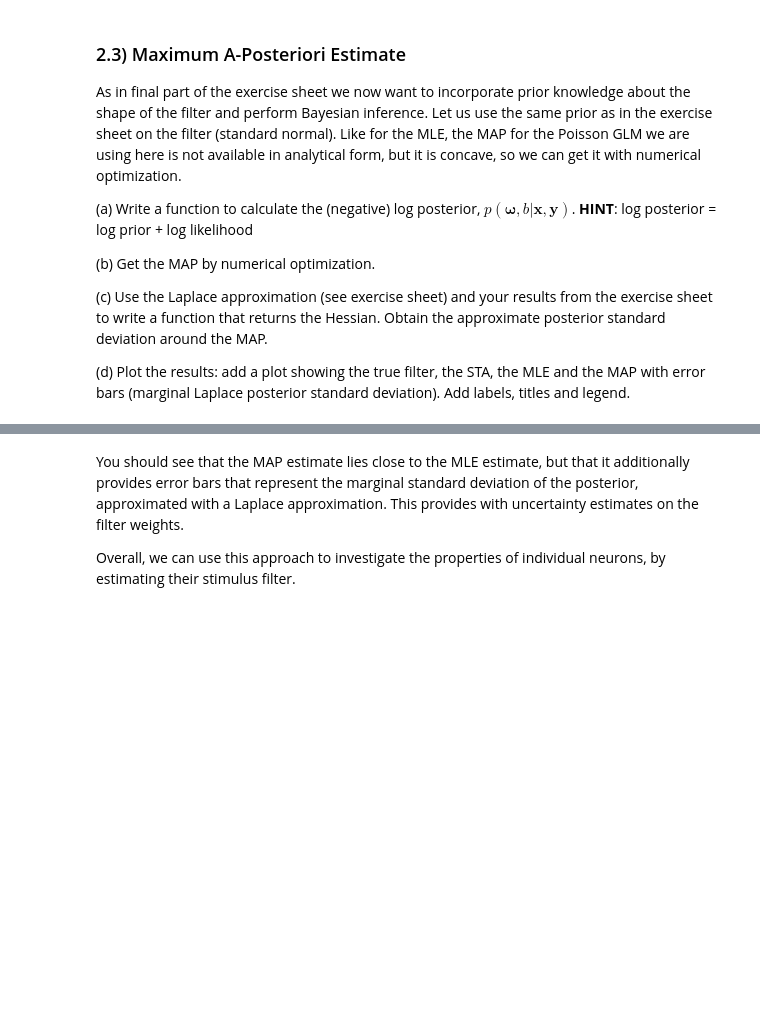
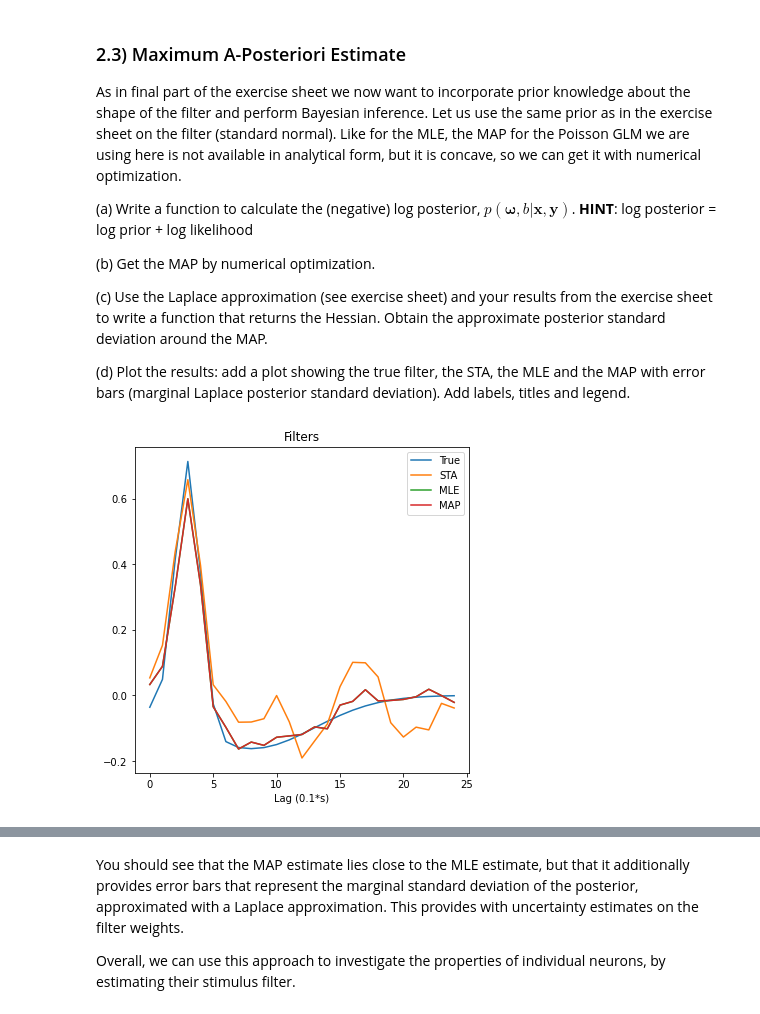
Before and after one commit to Zleander/PML_Exercises, a Jupyter notebook: Ex05/Exercise_05.ipynb, the cells around one changed output, grey strips where cells are left out. Cells and saved outputs as stored; diff of their text form; code cells hidden in the pictures; blank space fills up the shorter version.

```diff
--- a/Ex05/Exercise_05.ipynb
+++ b/Ex05/Exercise_05.ipynb
@@ -382,8 +383,11 @@ def log_posterior(params, stimulus, response, dt):
     Returns:
     log_posterior : float value.
     """
+    norm = 1/np.sqrt(2 * np.pi)
+    mean = np.zeros(k+1)
+    log_prior = np.log(norm) - .5 * ((params-mean).T @ (params-mean))
 
-
+    return log_prior + log_likelihood(params, stimulus, response, dt)
 
 def nlogpost(params, stimulus, response, dt):
     """Returns negative log posterior of a linear-nonlinear Poisson model.
@@ -396,3 +400,4 @@ def nlogpost(params, stimulus, response, dt):
     Returns:
     negative log posterior : float value
     """
+    return -log_posterior(params, stimulus, response, dt)
@@ -401,3 +404,25 @@ def nlogpost(params, stimulus, response, dt):
+# %%
+# (b) Find and plot the MAP
+
+NLP = lambda params: nlogpost(params, X, y_ts.flatten(), dt = dt)
+result = minimize(NLP, x0=(np.zeros(k+1)))
+MAP_params = result.x
+w_MAP = MAP_params[:k]
+b_MAP = MAP_params[k]
+
+fig, ax4 = plt.subplots(1,1, figsize = (6,6))
+
+ax4.plot(_filter, label='True')
+ax4.plot(STA, label='STA')
+ax4.plot(w_MLE, label='MLE')
+ax4.plot(w_MAP, label='MAP')
+ax4.set_xlabel(f'Lag ({dt}*s)')
+ax4.set_title('Filters')
+ax4.legend()
+
+plt.show()
+# %% [output]
+[figure, added]
 # %%
 # (c) Write down a Python function that takes as input the LNP parameters (filter and baseline),
 # the groundtruth stimulus and the groundtruth responses, and returns the Hessian matrix of
```
Also changed, not shown: parts of 6 cells of this notebook.
